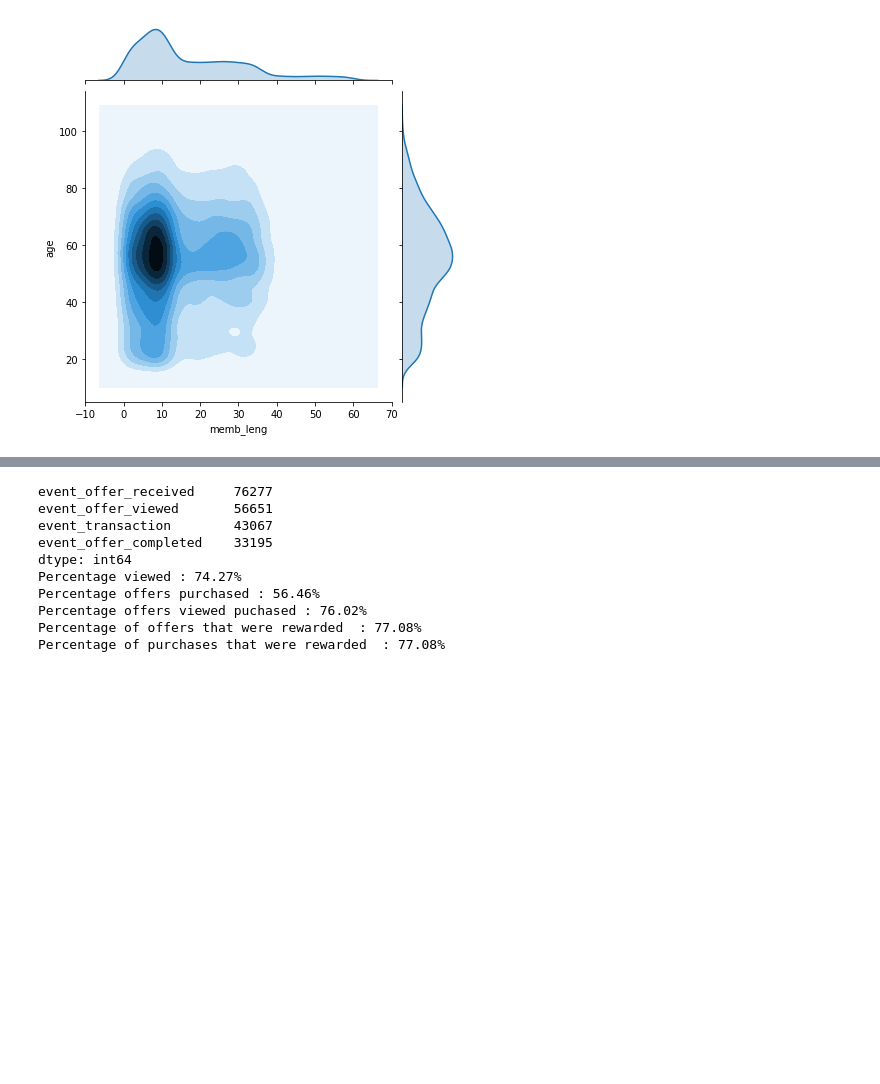
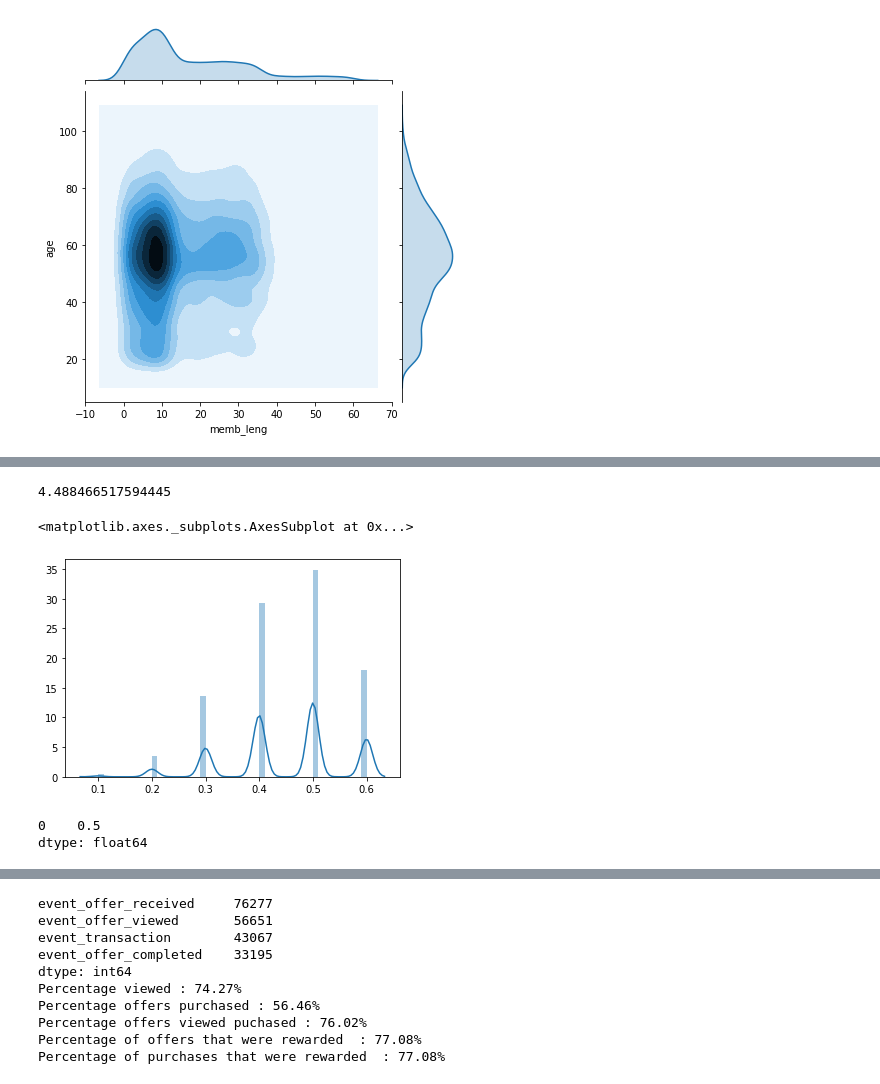
Before and after one commit to TomCanty/StarbucksCapstone, a Jupyter notebook: Starbucks_Capstone_notebook.ipynb, the cells around one changed output, grey strips where cells are left out. Cells and saved outputs as stored; diff of their text form; code cells hidden in the pictures; blank space fills up the shorter version.

```diff
--- a/Starbucks_Capstone_notebook.ipynb
+++ b/Starbucks_Capstone_notebook.ipynb
@@ -549,0 +591,14 @@ sns.jointplot(x='memb_leng',y='age',data=profile_new.dropna(subset=['income','ag
+# %%
+events_merged.pivot_table(values = 'event_offer_received', index='person',columns='offer_id',aggfunc='count',fill_value=0).sum(axis=1).mean()
+# %% [output]
+4.488466517594445
+# %%
+sns.distplot(events_merged.pivot_table(values = 'event_offer_received', index='person',columns='offer_id',aggfunc='count',fill_value=0).mean(axis=1),)
+# %% [output]
+<matplotlib.axes._subplots.AxesSubplot at 0x...>
+[figure, added]
+# %%
+events_merged.pivot_table(values = 'event_offer_received', index='person',columns='offer_id',aggfunc='count',fill_value=0).mean(axis=1).mode()
+# %% [output]
+0    0.5
+dtype: float64
```
Also changed, not shown: parts of 31 cells of this notebook.
